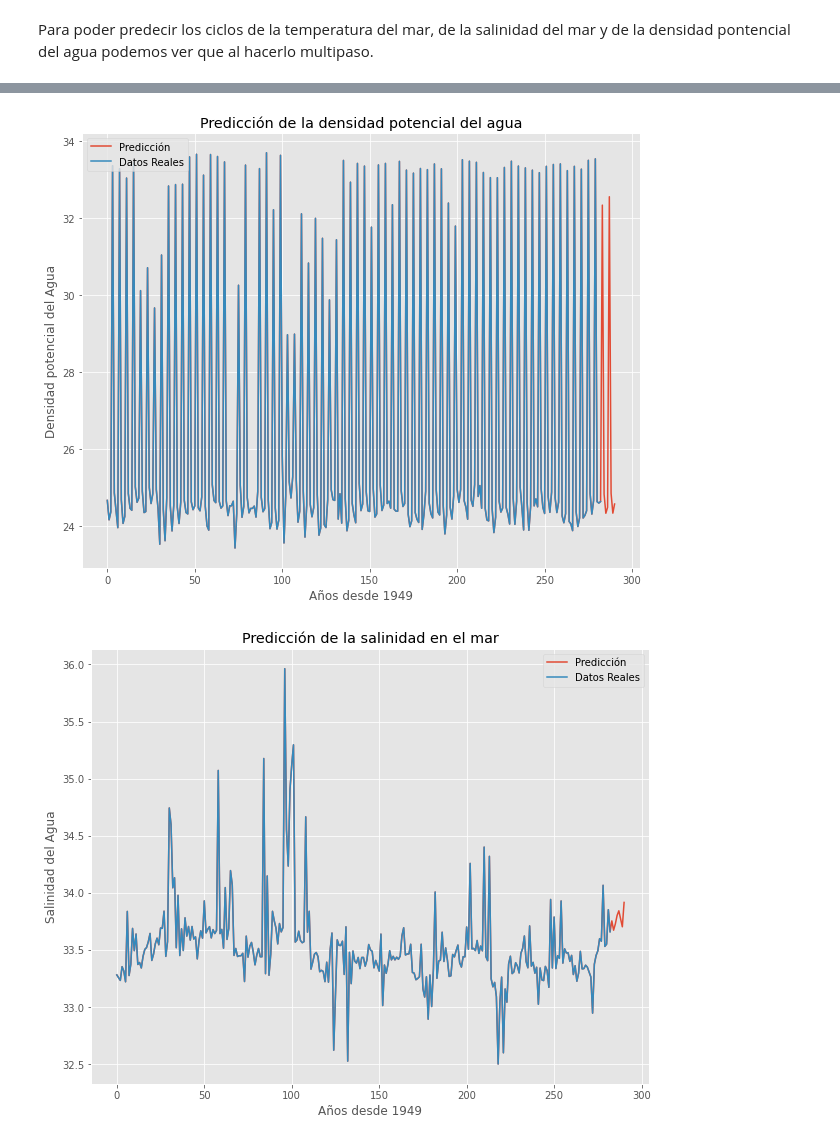
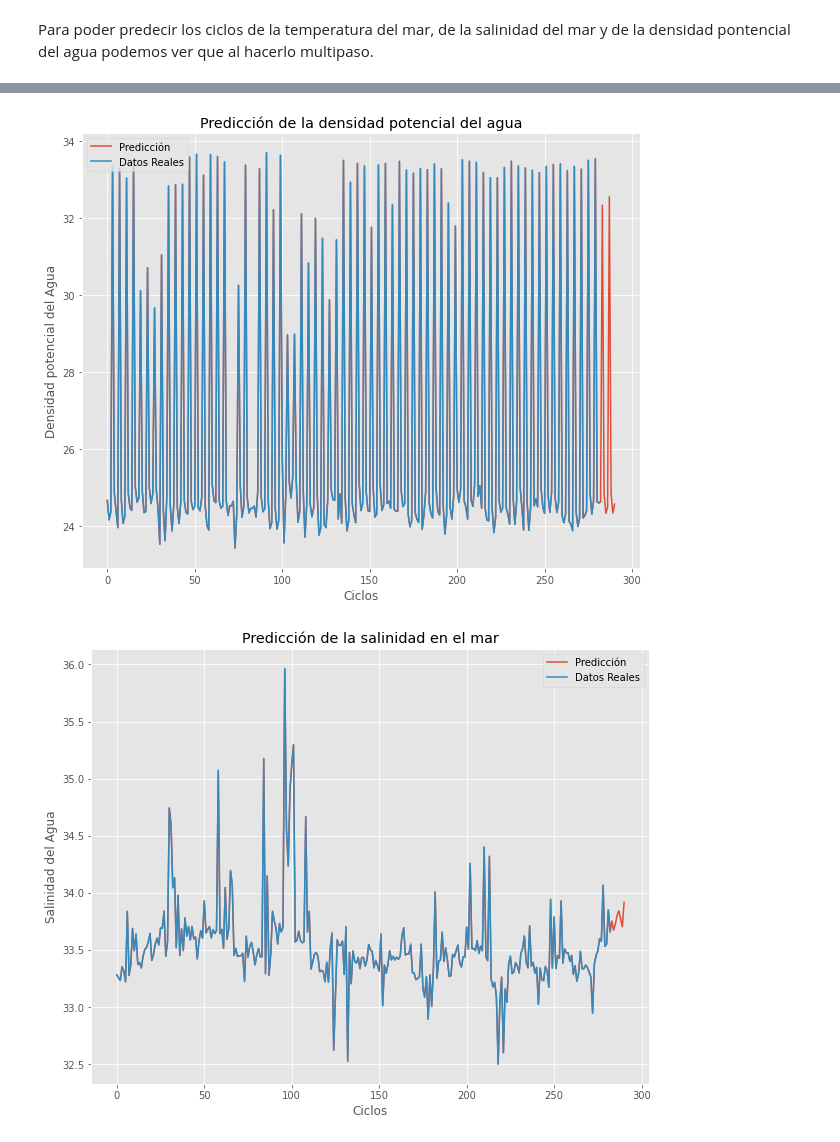
Before and after one commit to Lmdela/Trabajo-de-Mineria-de-Datos, a Jupyter notebook: Redes_LSTM.ipynb, the cells around one changed output, grey strips where cells are left out. Saved outputs shown, nothing was run; the diff lists cells and outputs as text; code cells hidden in the pictures.

```diff
--- a/Redes_LSTM.ipynb
+++ b/Redes_LSTM.ipynb
@@ -237,22 +237,22 @@ savefig("grafica_temepartura.png")
 # %%
 plt.plot(lowp.STheta)
 plt.plot(low.STheta)
-xlabel('Años desde 1949')
+xlabel('Ciclos')
 ylabel('Densidad potencial del Agua')
 title('Predicción de la densidad potencial del agua')
 legend(('Predicción','Datos Reales'),
 prop = {'size': 10}, loc='upper left')
 savefig("grafica_densidad.png")
 # %% [output]
-[figure, old version]
+[figure, new version]
 # %%
 plt.plot(lowp.Salnty)
 plt.plot(low.Salnty)
-xlabel('Años desde 1949')
+xlabel('Ciclos')
 ylabel('Salinidad del Agua')
 title('Predicción de la salinidad en el mar')
 legend(('Predicción','Datos Reales'),
 prop = {'size': 10}, loc='upper right')
 savefig("grafica_salinidad.png")
 # %% [output]
-[figure, old version]
+[figure, new version]
```
Also changed, not shown: parts of 1 cell of this notebook.
